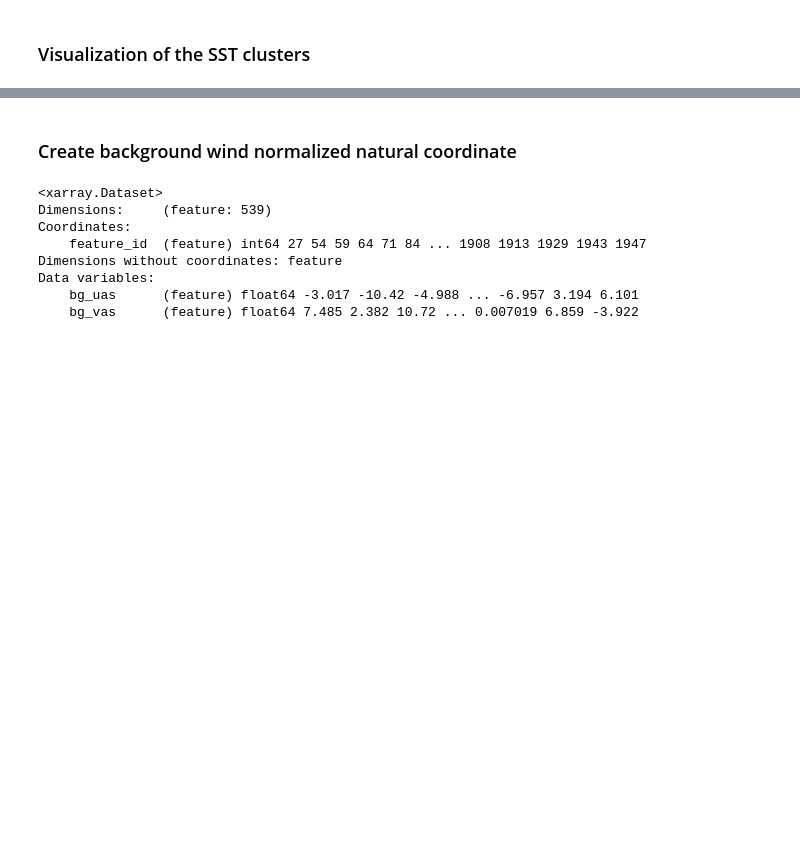
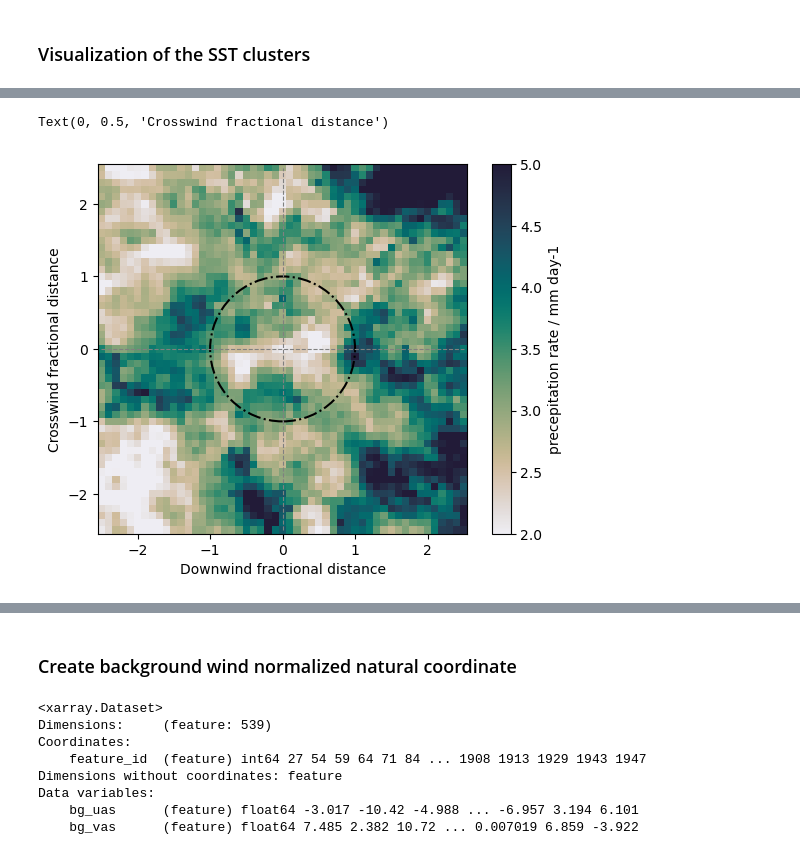
Before and after one commit to HF7weatherman/pycompo, a Jupyter notebook: examples/test_extract_SST-blobs.ipynb, the cells around one changed output, grey strips where cells are left out. Cells and saved outputs as stored; diff of their text form; code cells hidden in the pictures; blank space fills up the shorter version.

```diff
--- a/examples/test_extract_SST-blobs.ipynb
+++ b/examples/test_extract_SST-blobs.ipynb
@@ -169,0 +174,27 @@ pcplot.plot_coord_trafo(
+# %%
+import matplotlib.pyplot as plt
+import cmocean
+
+plt.pcolormesh(
+    feature_compo_data_pr['En_rota2_featcen_x'],
+    feature_compo_data_pr['En_rota2_featcen_y'],
+    feature_compo_data_pr.mean(dim='feature').transpose(),
+    cmap=cmocean.cm.rain, vmin=2, vmax=5,
+)
+ymin = feature_compo_data_pr['En_rota2_featcen_y'].min()
+ymax = feature_compo_data_pr['En_rota2_featcen_y'].max()
+xmin = feature_compo_data_pr['En_rota2_featcen_x'].min()
+xmax = feature_compo_data_pr['En_rota2_featcen_x'].max()
+plt.gca().vlines(x=0, ymin=ymin, ymax=ymax, lw=0.8, ls='--', color='gray')
+plt.gca().hlines(y=0, xmin=xmin, xmax=xmax, lw=0.8, ls='--', color='gray')
+
+circle = plt.Circle([0, 0], 1, fill=False, color='k', ls='-.', lw=1.5)
+plt.gca().add_patch(circle)
+plt.gca().set_aspect('equal')
+plt.colorbar(label="precepitation rate / mm day-1")
+
+plt.xlabel('Downwind fractional distance')
+plt.ylabel('Crosswind fractional distance')
+# %% [output]
+Text(0, 0.5, 'Crosswind fractional distance')
+[figure, added]
```
Also changed, not shown: parts of 19 cells of this notebook, 7 other files.
